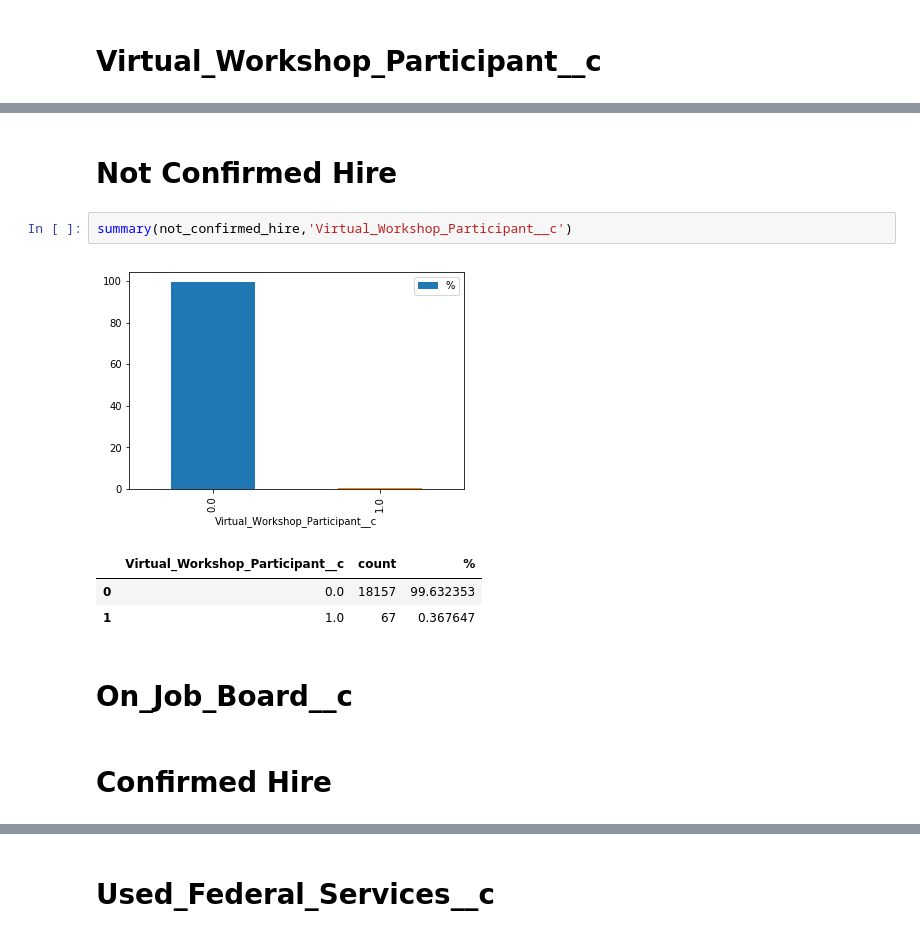
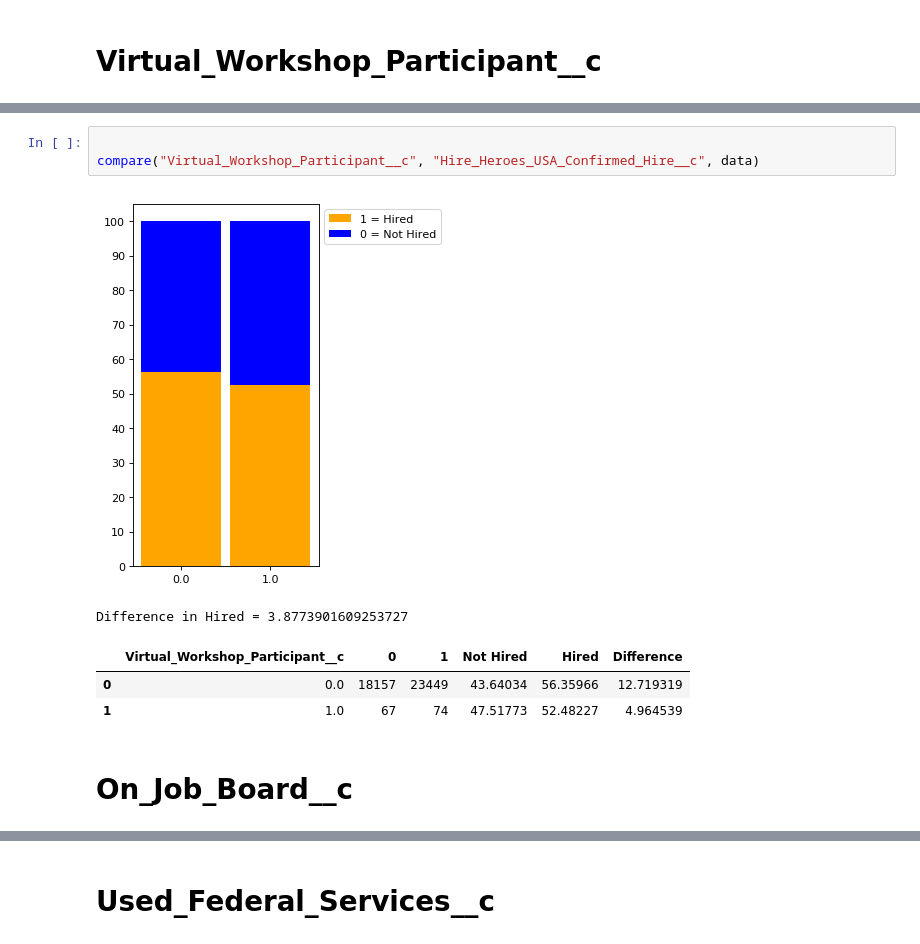
Before and after one commit to iAlhasan/DSP-Project, a Jupyter notebook: Nameetha-HireHero_Action_Analysis.ipynb, the cells around one changed output, grey strips where cells are left out. Drawn from its saved outputs; the diff is of its cells as text.

```diff
--- a/Nameetha-HireHero_Action_Analysis.ipynb
+++ b/Nameetha-HireHero_Action_Analysis.ipynb
@@ -89,13 +88,11 @@ summary(confirmed_hire,'Virtual_Workshop_Participant__c')
-# %% [markdown]
-# Not Confirmed Hire
-# %%
-summary(not_confirmed_hire,'Virtual_Workshop_Participant__c')
-# %% [output]
-[figure, removed]
-|  | Virtual_Workshop_Participant__c | count | % |
-| 0 | 0.0 | 18157 | 99.632353 |
-| 1 | 1.0 | 67 | 0.367647 |
+# %%
+
+compare("Virtual_Workshop_Participant__c", "Hire_Heroes_USA_Confirmed_Hire__c", data)
+# %% [output]
+[figure, added]
+Difference in Hired = 3.8773901609253727
+|  | Virtual_Workshop_Participant__c | 0 | 1 | Not Hired | Hired | Difference |
+| 0 | 0.0 | 18157 | 23449 | 43.64034 | 56.35966 | 12.719319 |
+| 1 | 1.0 | 67 | 74 | 47.51773 | 52.48227 | 4.964539 |
 # %% [markdown]
 # On_Job_Board__c
-# %% [markdown]
-# Confirmed Hire
```
Also changed, not shown: parts of 95 cells of this notebook.
